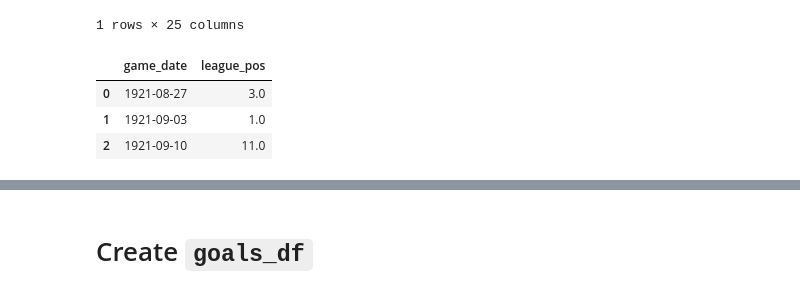
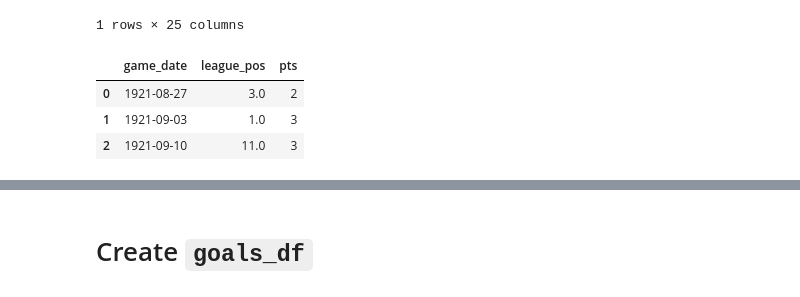
Before and after one commit to petebrown/pre-2023-data-prep, a Jupyter notebook: data-pipeline-prep.ipynb, the cells around one changed output, grey strips where cells are left out. Saved outputs shown, nothing was run; the diff lists cells and outputs as text; code cells hidden in the pictures.

Commit message:
added pts to results_df

```diff
--- a/data-pipeline-prep.ipynb
+++ b/data-pipeline-prep.ipynb
@@ -63,14 +63,14 @@ results.head(1)
 | 0 | 2022/23 | 2023-05-08 | Northampton Town | H | 0-1 | Tranmere Rovers | Northampton Town | L | 0.0 | ... |
 1 rows × 25 columns
 # %%
-league_positions = pd.read_csv("https://raw.githubusercontent.com/petebrown/league-position-tool/main/docs/input/results_mini.csv", parse_dates = ["game_date"])[["game_date", "ranking"]].rename(columns = {"ranking": "league_pos"}).sort_values("game_date").reset_index(drop = True)
+league_positions = pd.read_csv("https://raw.githubusercontent.com/petebrown/league-position-tool/main/docs/input/results_mini.csv", parse_dates = ["game_date"])[["game_date", "ranking", "pts"]].rename(columns = {"ranking": "league_pos"}).sort_values("game_date").reset_index(drop = True)
 
 league_positions.head(3)
 # %% [output]
-|  | game_date | league_pos |
-| 0 | 1921-08-27 | 3.0 |
-| 1 | 1921-09-03 | 1.0 |
-| 2 | 1921-09-10 | 11.0 |
+|  | game_date | league_pos | pts |
+| 0 | 1921-08-27 | 3.0 | 2 |
+| 1 | 1921-09-03 | 1.0 | 3 |
+| 2 | 1921-09-10 | 11.0 | 3 |
 # %%
 results = pd.merge(results, league_positions, how = "left", on = "game_date")
 
```
Also changed, not shown: parts of 2 cells of this notebook, 1 other file.
